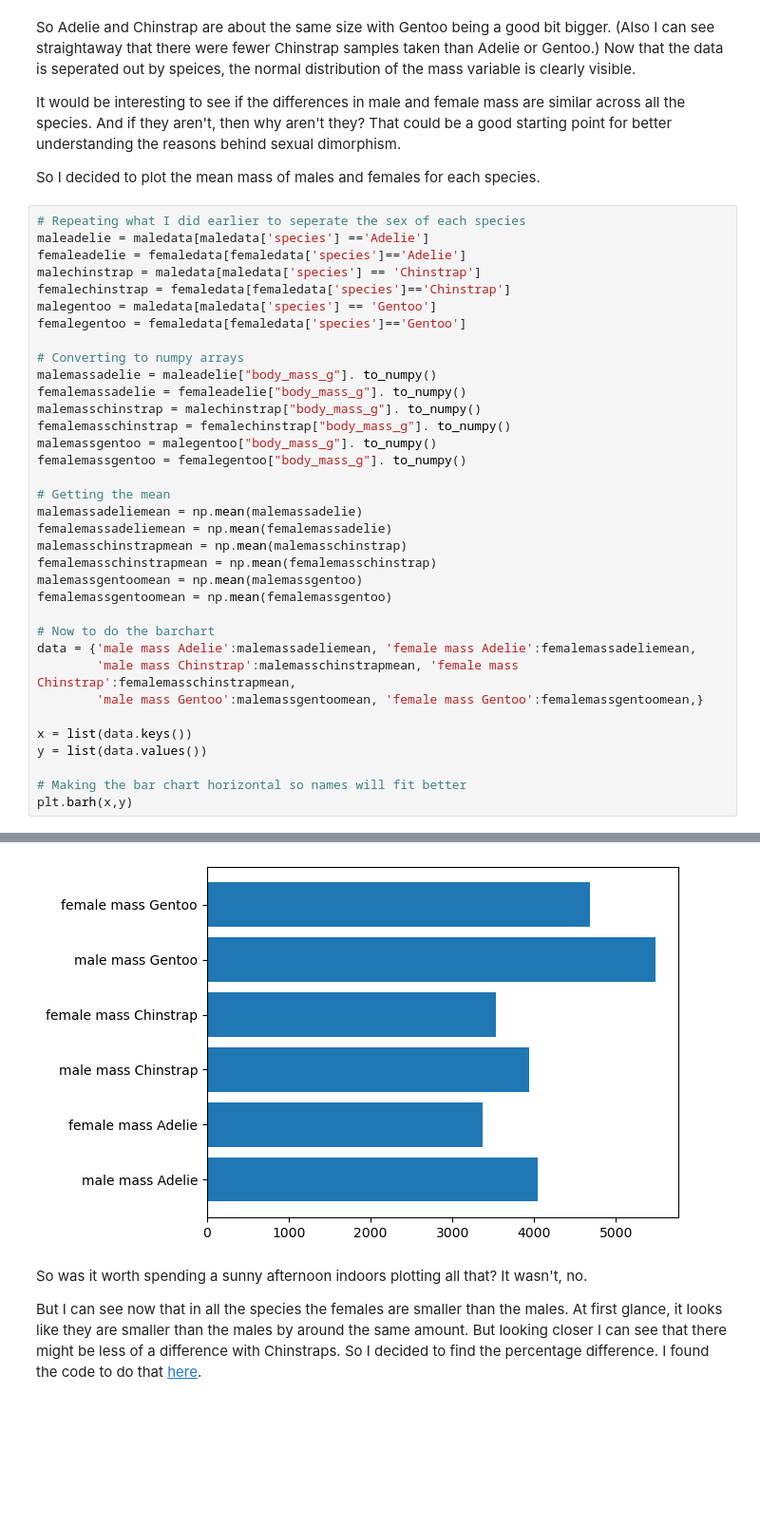
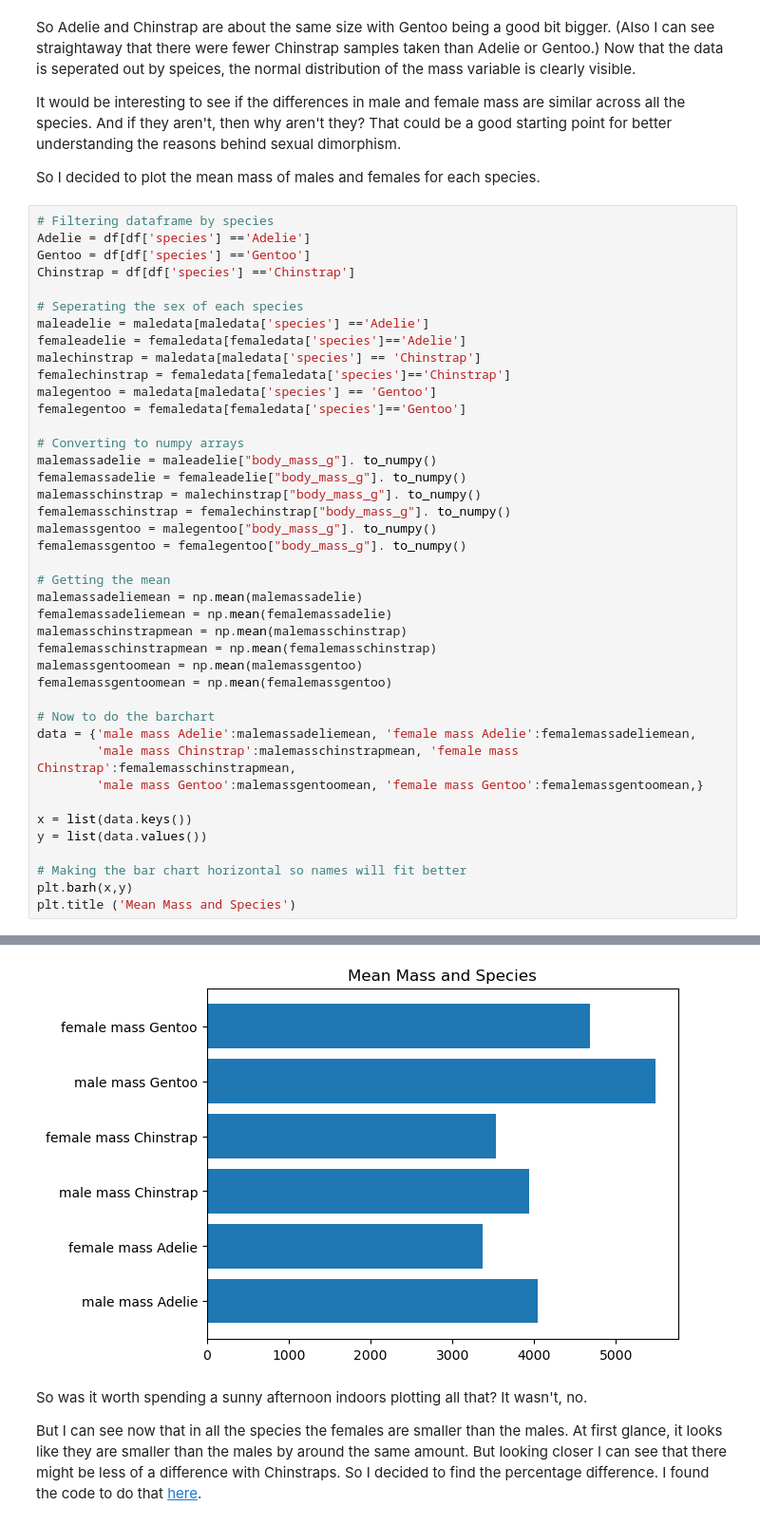
Before and after one commit to morgam7/poda-mywork, a Jupyter notebook: penguins.ipynb, the cells around one changed output, grey strips where cells are left out. Shown at 95% size. Saved outputs shown, nothing was run; the diff lists cells and outputs as text; blank space fills up the shorter version.

```diff
--- a/penguins.ipynb
+++ b/penguins.ipynb
@@ -174,7 +174,12 @@ It would be interesting to see if the differences in male and female mass are si
 
 So I decided to plot the mean mass of males and females for each species.
 # %%
-# Repeating what I did earlier to seperate the sex of each species
+# Filtering dataframe by species
+Adelie = df[df['species'] =='Adelie']
+Gentoo = df[df['species'] =='Gentoo']
+Chinstrap = df[df['species'] =='Chinstrap']
+
+# Seperating the sex of each species
 maleadelie = maledata[maledata['species'] =='Adelie']
 femaleadelie = femaledata[femaledata['species']=='Adelie']
 malechinstrap = maledata[maledata['species'] == 'Chinstrap']
@@ -208,4 +213,5 @@ y = list(data.values())
 
 # Making the bar chart horizontal so names will fit better
 plt.barh(x,y)
+plt.title ('Mean Mass and Species')
 # %% [output]
@@ -213,4 +219,4 @@ plt.barh(x,y)
-[figure, old version]
+[figure, new version]
 # %% [markdown]
 So was it worth spending a sunny afternoon indoors plotting all that? It wasn't, no.
 
```
Also changed, not shown: parts of 14 cells of this notebook.
